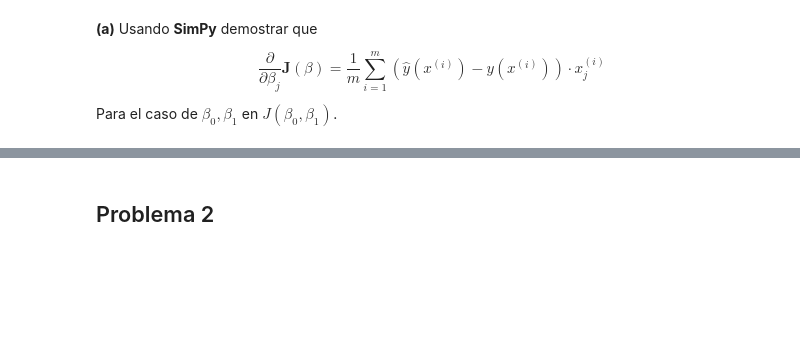
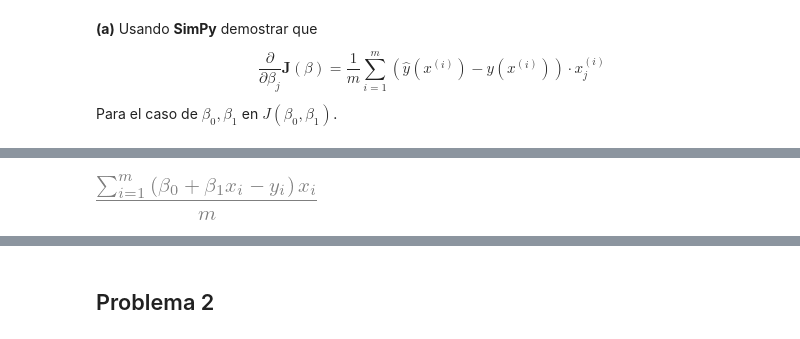
Before and after one commit to Skalas/Matematicas-Computacionales-fall2021, a Jupyter notebook: alumnos/ZihiFredo/Tareas/Tarea_1.ipynb, the cells around one changed output, grey strips where cells are left out. Drawn from its saved outputs; the diff is of its cells as text; code cells hidden in the pictures; blank space fills up the shorter version.

```diff
--- a/alumnos/ZihiFredo/Tareas/Tarea_1.ipynb
+++ b/alumnos/ZihiFredo/Tareas/Tarea_1.ipynb
@@ -15,0 +111,6 @@ Para el caso de $\beta_0, \beta_1$ en $J(\beta_0,\beta_1)$.
+# %%
+derivada_b1 = diff(func,b1)
+
+simplify(derivada_b1)
+# %% [output]
+[figure, added]
```
Also changed, not shown: parts of 30 cells of this notebook, 4 other files.
